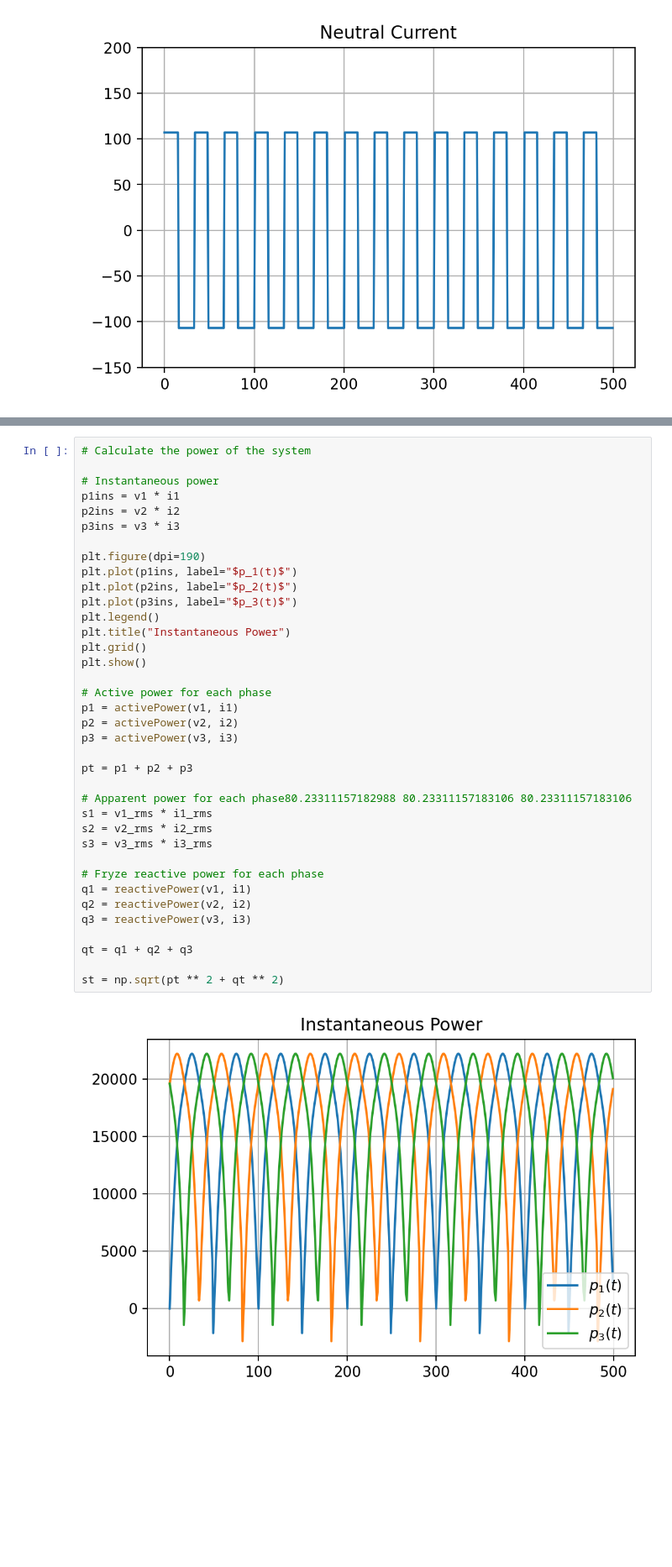
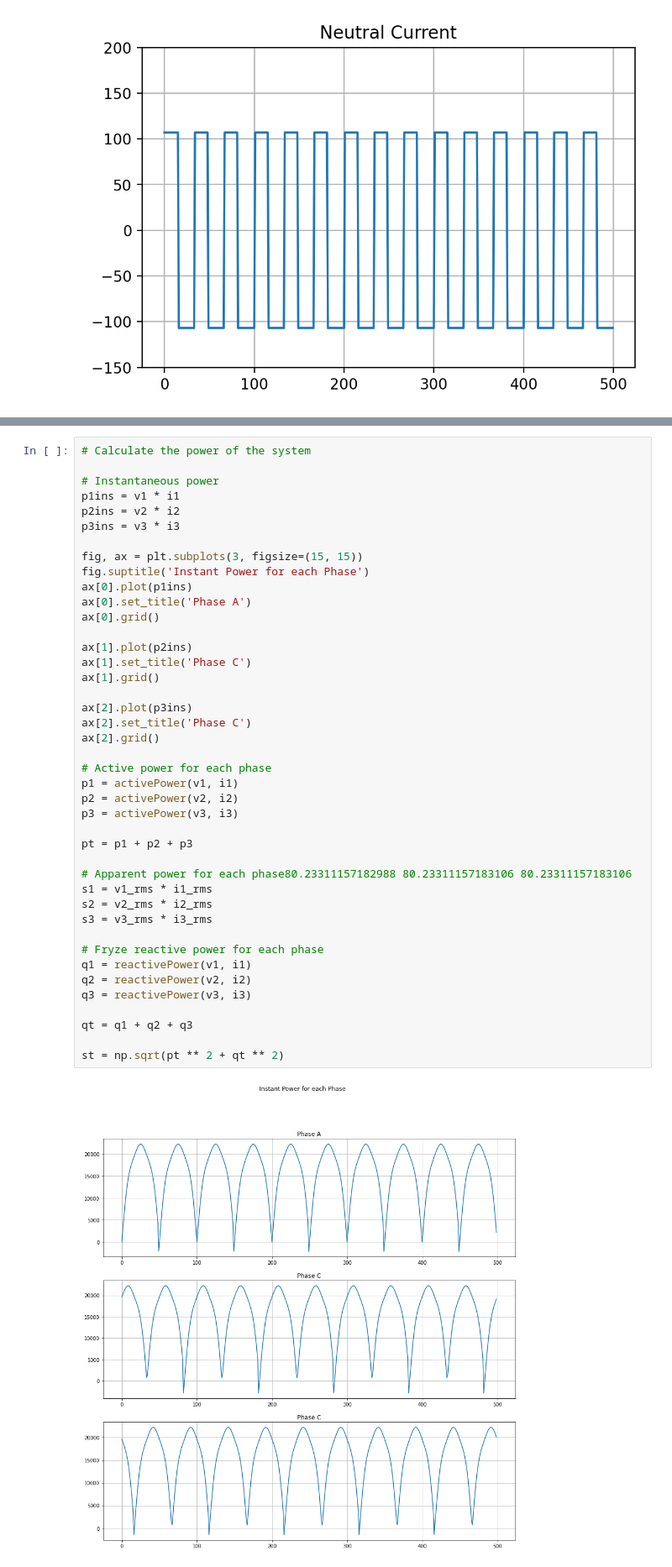
Before and after one commit to DnelZpt/line_analyzer, a Jupyter notebook: final_project.ipynb, the cells around one changed output, grey strips where cells are left out. Shown: that part at 84% size. Saved outputs shown, nothing was run; the diff lists cells and outputs as text; blank space fills up the shorter version.

```diff
--- a/final_project.ipynb
+++ b/final_project.ipynb
@@ -165,39 +188,44 @@ plt.show()
 # %%
 # Calculate the power of the system
 
 # Instantaneous power
 p1ins = v1 * i1
 p2ins = v2 * i2
 p3ins = v3 * i3
 
-plt.figure(dpi=190)
-plt.plot(p1ins, label="$p_1(t)$")
-plt.plot(p2ins, label="$p_2(t)$")
-plt.plot(p3ins, label="$p_3(t)$")
-plt.legend()
-plt.title("Instantaneous Power")
-plt.grid()
-plt.show()
+fig, ax = plt.subplots(3, figsize=(15, 15))
+fig.suptitle('Instant Power for each Phase')
+ax[0].plot(p1ins)
+ax[0].set_title('Phase A')
+ax[0].grid()
+
+ax[1].plot(p2ins)
+ax[1].set_title('Phase C')
+ax[1].grid()
+
+ax[2].plot(p3ins)
+ax[2].set_title('Phase C')
+ax[2].grid()
 
 # Active power for each phase
 p1 = activePower(v1, i1)
 p2 = activePower(v2, i2)
 p3 = activePower(v3, i3)
 
 pt = p1 + p2 + p3
 
 # Apparent power for each phase80.23311157182988 80.23311157183106 80.23311157183106
 s1 = v1_rms * i1_rms
 s2 = v2_rms * i2_rms
 s3 = v3_rms * i3_rms
 
 # Fryze reactive power for each phase
 q1 = reactivePower(v1, i1)
 q2 = reactivePower(v2, i2)
 q3 = reactivePower(v3, i3)
 
 qt = q1 + q2 + q3
 
 st = np.sqrt(pt ** 2 + qt ** 2)
 # %% [output]
-[figure, old version]
+[figure, new version]
```
Also changed, not shown: parts of 17 cells of this notebook.
